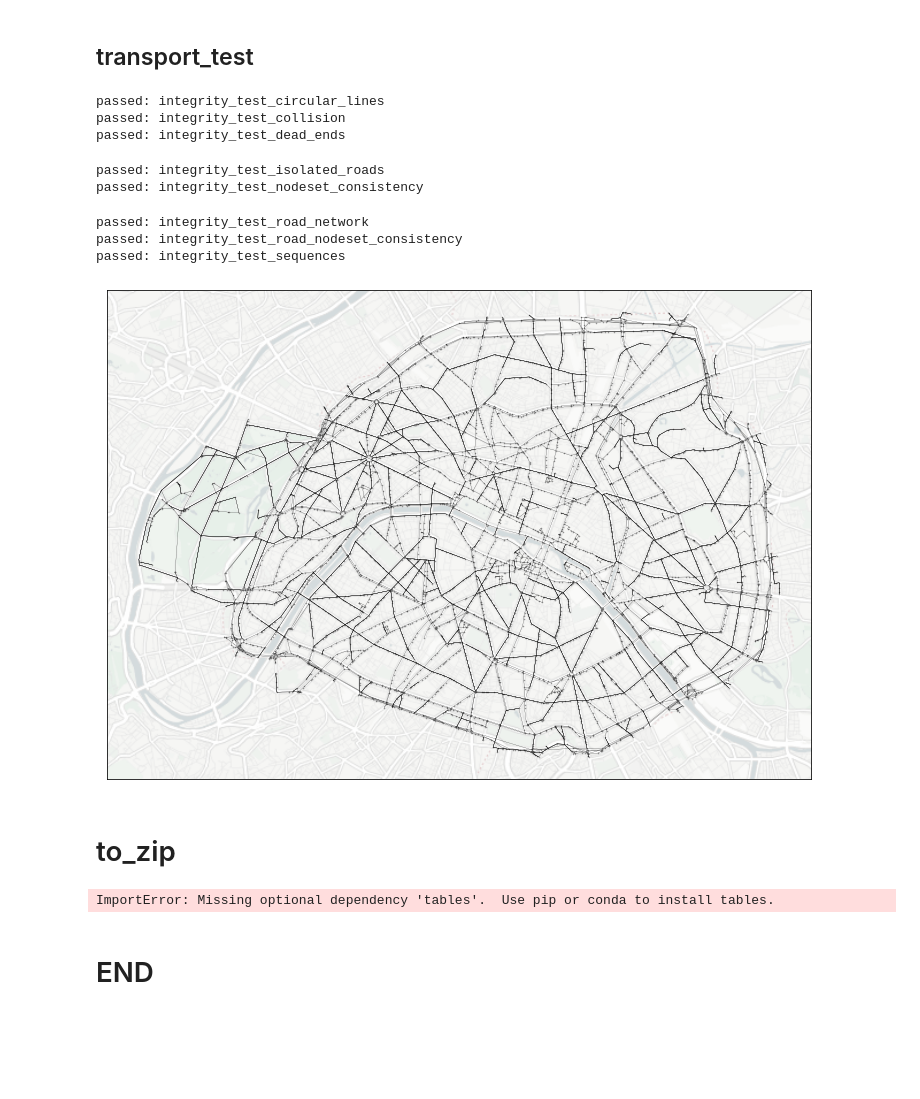
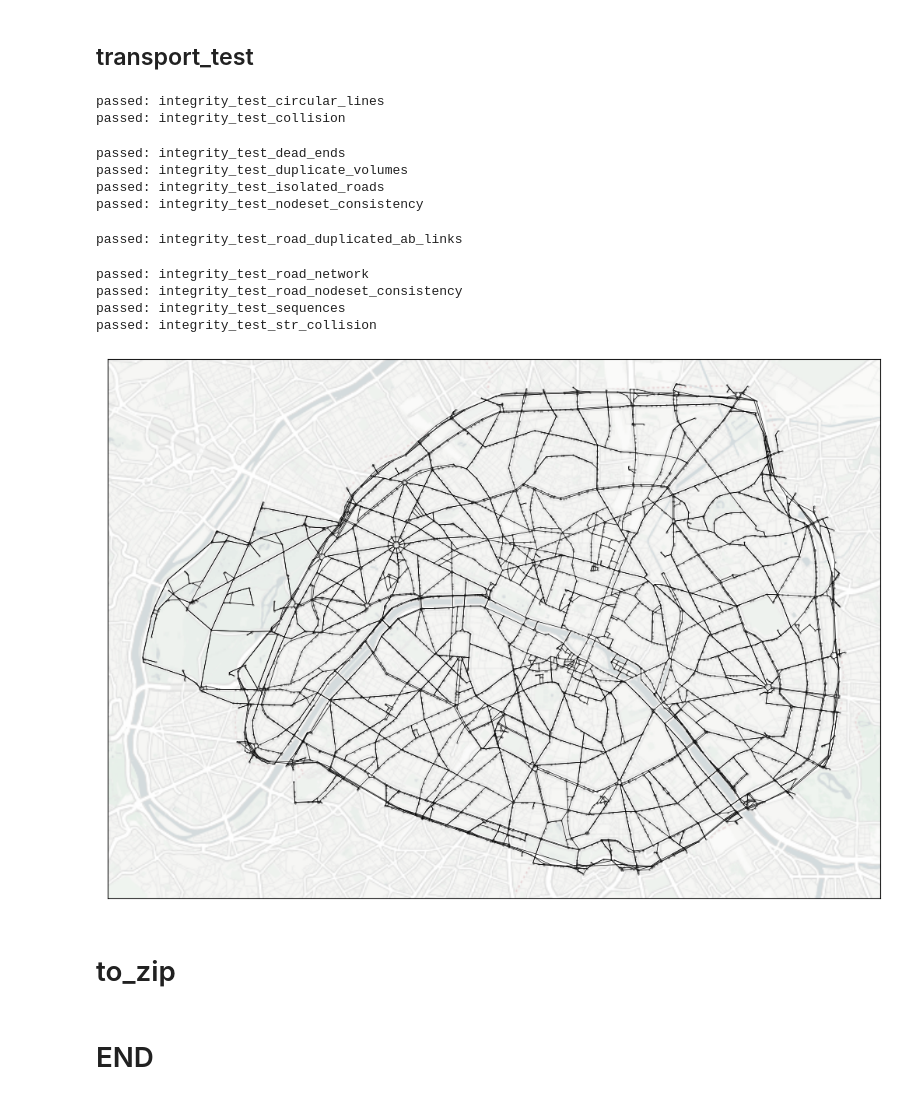
Before and after one commit to systragroup/quetzal_paris, a Jupyter notebook: notebooks/transport/A30_network_integrity.ipynb, the cells around one changed output. Drawn from its saved outputs; the diff is of its cells as text; code cells hidden in the pictures; blank space fills up the shorter version.

```diff
--- a/notebooks/transport/A30_network_integrity.ipynb
+++ b/notebooks/transport/A30_network_integrity.ipynb
@@ -18,7 +17,7 @@ training_folder = '../../'
 input_folder = training_folder + r'inputs/'
 plot_path = training_folder + 'outputs/plot/'
 # %%
-sm = stepmodel.read_zippedpickles(training_folder + 'model/base/base')
+sm = stepmodel.read_zippedpickles(training_folder + 'models/base/base')
 # %%
 sm.nodes.index = sm.nodes['stop_id']
 # %% [markdown]
@@ -76,34 +75,36 @@ sm.integrity_test_collision()
 sm.integrity_test_nodeset_consistency()
 sm.integrity_test_sequences()
 # %%
-sm.integrity_test_all(errors='raise')
+sm.integrity_test_all(errors='ignore')
 # %% [output]
 passed: integrity_test_circular_lines
 passed: integrity_test_collision
-passed: integrity_test_dead_ends
+passed: integrity_test_dead_ends
+passed: integrity_test_duplicate_volumes
 passed: integrity_test_isolated_roads
 passed: integrity_test_nodeset_consistency
-passed: integrity_test_road_network
-passed: integrity_test_road_nodeset_consistency
-passed: integrity_test_sequences
+passed: integrity_test_road_duplicated_ab_links
+passed: integrity_test_road_network
+passed: integrity_test_road_nodeset_consistency
+passed: integrity_test_sequences
+passed: integrity_test_str_collision
 # %%
 sm = sm.change_epsg(epsg=3857, coordinates_unit='meter')
 # %%
 if manual:
+    # pip install contextily required
     sm.plot(
-        'road_nodes', color='grey', markersize=0.2,
+        'road_nodes', color='grey', markersize=0.5,
         ax=sm.plot(
-            'road_links', figsize=[16, 9],
-            basemap_url='http://a.basemaps.cartocdn.com/light_nolabels/tileZ/tileX/tileY.png', linewidth=0.2, color='black'
+            'road_links', figsize=[16, 9], linewidth=0.5, color='black',
+            basemap_url='http://a.basemaps.cartocdn.com/light_nolabels/tileZ/tileX/tileY.png'
         ),
     )
 # %% [output]
-[figure, old version]
+[figure, new version]
 # %% [markdown]
 # to_zip
 # %%
-sm.to_zip(training_folder + 'model/base/networks.zip')
+sm.to_zippedpickles(training_folder + 'models/base/networks')
-# %% [output]
-ImportError: Missing optional dependency 'tables'.  Use pip or conda to install tables.
 # %% [markdown]
 # END
```
Also changed, not shown: parts of 4 cells of this notebook, 39 other files.
